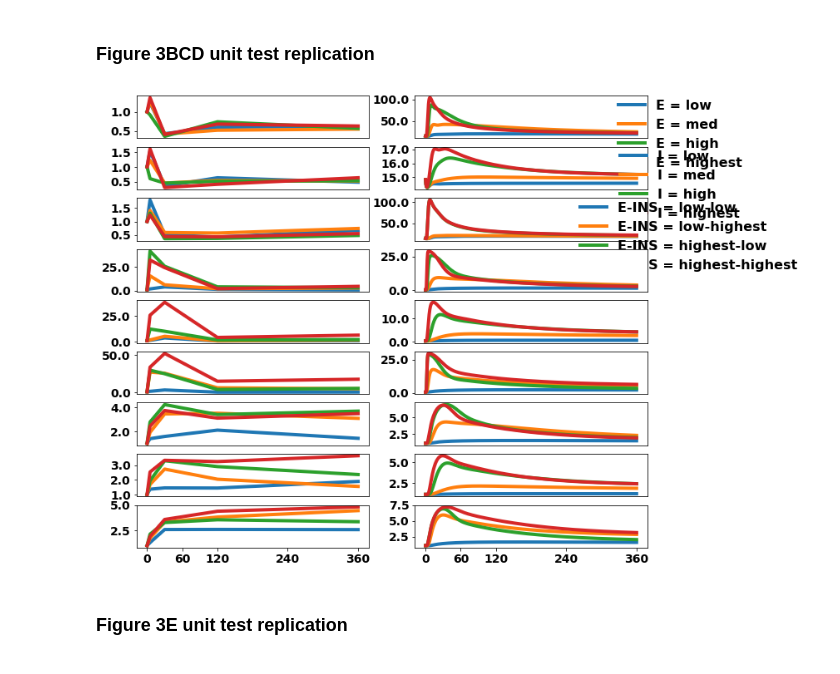
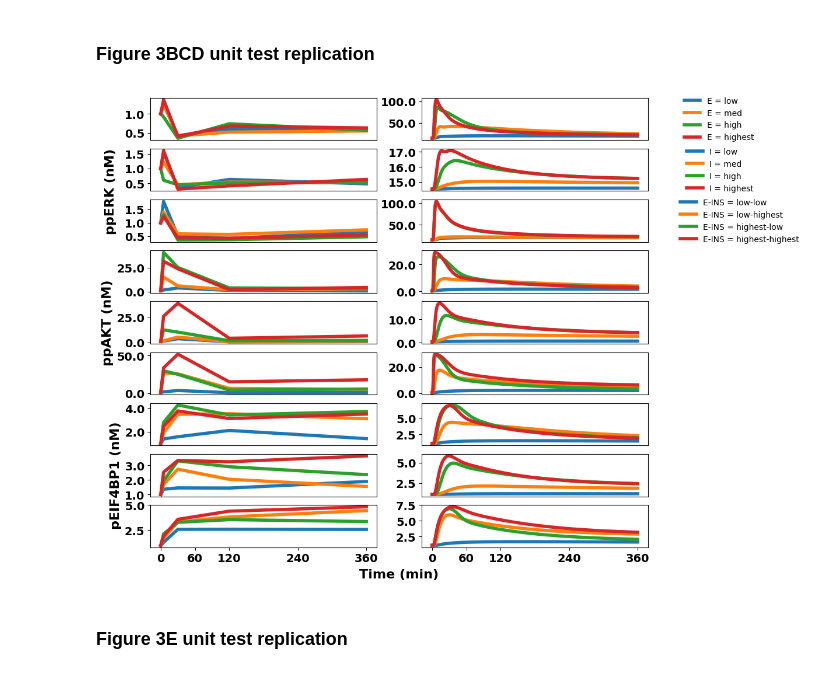
Before and after one commit to birtwistlelab/SPARCED, a Jupyter notebook: unit_tests/src/benchmark evaluation notebook.ipynb, the cells around one changed output. Cells and saved outputs as stored; diff of their text form; code cells hidden in the pictures.

```diff
--- a/unit_tests/src/benchmark evaluation notebook.ipynb
+++ b/unit_tests/src/benchmark evaluation notebook.ipynb
@@ -361,36 +370,43 @@ axs[7,1].plot(data[conditions[4]]['cell 0']['pEIF4BP1_total']['toutS']/3600, dat
 axs[7,1].plot(data[conditions[5]]['cell 0']['pEIF4BP1_total']['toutS']/3600, data[conditions[5]]['cell 0']['pEIF4BP1_total']['xoutS'], linewidth=4)
 axs[7,1].plot(data[conditions[6]]['cell 0']['pEIF4BP1_total']['toutS']/3600, data[conditions[6]]['cell 0']['pEIF4BP1_total']['xoutS'], linewidth=4)
 axs[7,1].plot(data[conditions[7]]['cell 0']['pEIF4BP1_total']['toutS']/3600, data[conditions[7]]['cell 0']['pEIF4BP1_total']['xoutS'], linewidth=4)
 
 #Simulated EGF+INS for pEIF4BP1
 axs[8,1].plot(data[conditions[8]]['cell 0']['pEIF4BP1_total']['toutS']/60, data[conditions[8]]['cell 0']['pEIF4BP1_total']['xoutS'], linewidth=4)
 axs[8,1].plot(data[conditions[9]]['cell 0']['pEIF4BP1_total']['toutS']/60, data[conditions[9]]['cell 0']['pEIF4BP1_total']['xoutS'], linewidth=4)
 axs[8,1].plot(data[conditions[10]]['cell 0']['pEIF4BP1_total']['toutS']/60, data[conditions[10]]['cell 0']['pEIF4BP1_total']['xoutS'], linewidth=4)
 axs[8,1].plot(data[conditions[11]]['cell 0']['pEIF4BP1_total']['toutS']/60, data[conditions[11]]['cell 0']['pEIF4BP1_total']['xoutS'], linewidth=4)
 
 
 num_of_ax = [0,1,2,3,4,5,6,7,8]
 for i in num_of_ax:
     axs[i, 0].set_yticklabels(axs[i, 0].get_yticks(), weight='bold', fontsize=14)
     axs[i, 1].set_yticklabels(axs[i, 1].get_yticks(), weight='bold', fontsize=14)
 
     axs[i, 0].set_xticks([])
     axs[i, 1].set_xticks([])
 
 axs[8,0].set_xticks([0, 60, 120, 240, 360])
 axs[8,0].set_xticklabels([0, 60, 120, 240, 360], weight='bold', fontsize=14)
 
 axs[8,1].set_xticks([0, 60, 120, 240, 360])
 axs[8,1].set_xticklabels([0, 60, 120, 240, 360], weight='bold', fontsize=14)
 
-axs[0,1].legend(['E = low','E = med','E = high','E = highest'], bbox_to_anchor=(1.46, 1.2), loc='upper right', frameon=False)
-axs[1,1].legend(['I = low','I = med','I = high','I = highest'], bbox_to_anchor=(1.45, 1.2), loc='upper right', frameon=False)
+axs[0,1].legend(['E = low','E = med','E = high','E = highest'], bbox_to_anchor=(1.5, 1.2), loc='upper right', frameon=False)
+axs[1,1].legend(['I = low','I = med','I = high','I = highest'], bbox_to_anchor=(1.5, 1.2), loc='upper right', frameon=False)
 axs[2,1].legend(['E-INS = low-low','E-INS = low-highest','E-INS = highest-low','E-INS = highest-highest'], bbox_to_anchor=(1.7, 1.2), loc='upper right', frameon=False)
 
+axs[1,0].set_ylabel('ppERK (nM)',fontsize=16, weight='bold')
+axs[4,0].set_ylabel('ppAKT (nM)', fontsize=16, weight='bold')
+axs[7,0].set_ylabel('pEIF4BP1 (nM)', fontsize=16, weight='bold')
+axs[8,0].set_xlabel('Time (min)', fontsize=16, weight='bold')
+
+axs[1,0].yaxis.set_label_coords(-0.15, 0)
+axs[8,0].xaxis.set_label_coords(1.1, -0.5)
 
 fig.savefig('../results/Fig3BCD.png', bbox_inches='tight', dpi=300)
 # %% [output]
-[figure, old version]
+[figure, new version]
 # %% [markdown]
 ### Figure 3E unit test replication
 # %%
```
Also changed, not shown: parts of 9 cells of this notebook, 27 other files.
